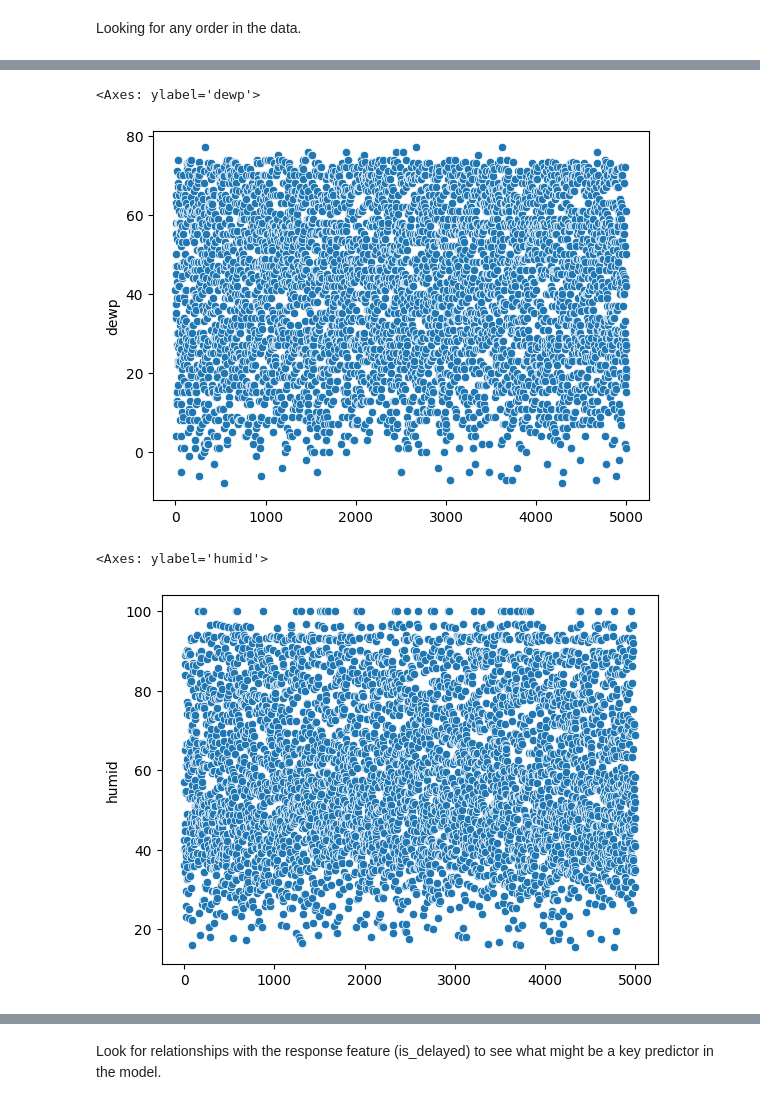
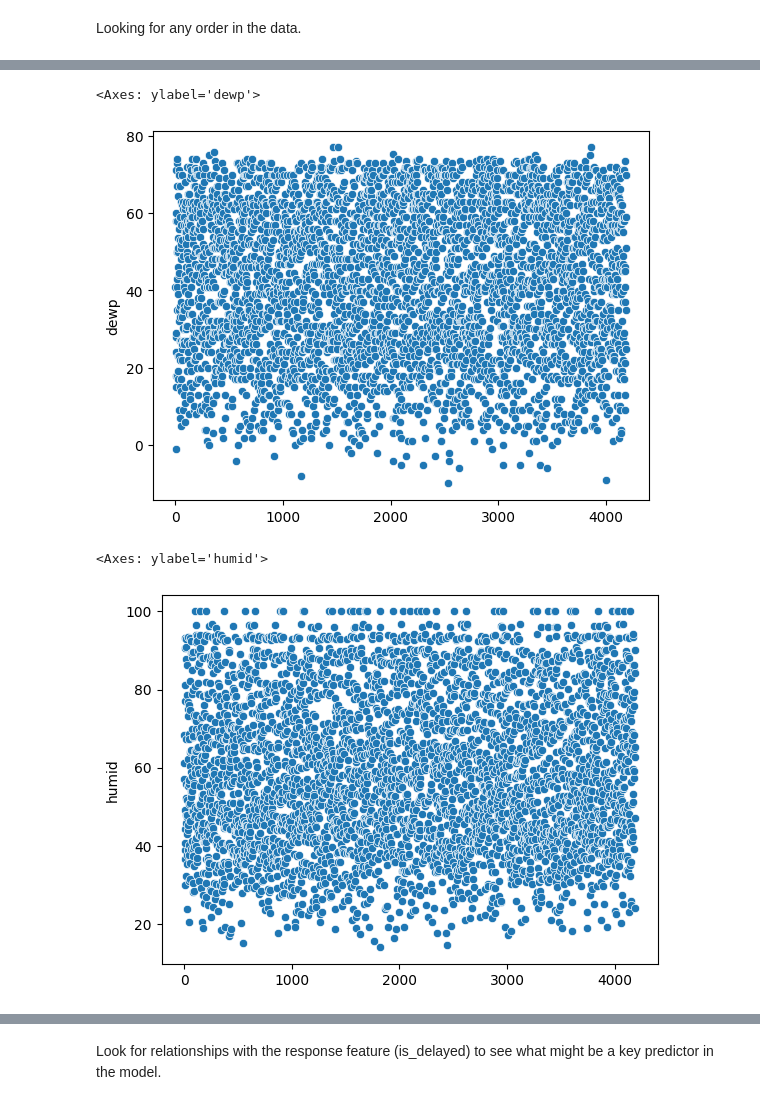
Before and after one commit to lucyg04/nycflights13, a Jupyter notebook: Practical 1/practical1_py.ipynb, the cells around one changed output, grey strips where cells are left out. Drawn from its saved outputs; the diff is of its cells as text; code cells hidden in the pictures.

```diff
--- a/Practical 1/practical1_py.ipynb
+++ b/Practical 1/practical1_py.ipynb
@@ -818,7 +817,10 @@ Looking for any order in the data.
 # Visualise a subset of the data since it's so large
 # After trying out 100k, 10k and 1k, a subset of size 5k
 # Gives a good balance of visualising the data clearly
-sns.scatterplot(x=list(range(5000)), y=flights_train_copy['temp'][:5000])
+# Take every 50th value
+subset = flights_train_copy.iloc[::50]
+
+sns.scatterplot(x=list(range(len(subset))), y=subset['temp'])
 
 # There is no obvious pattern in the ordering of the temperature feature
 # %% [output]
@@ -827,15 +829,15 @@ sns.scatterplot(x=list(range(5000)), y=flights_train_copy['temp'][:5000])
 # %%
-sns.scatterplot(x=list(range(5000)), y=flights_train_copy['dewp'][:5000])
+sns.scatterplot(x=list(range(len(subset))), y=subset['dewp'])
 
 # There is no obvious pattern in the ordering of the dew point feature
 # %% [output]
 <Axes: ylabel='dewp'>
-[figure, old version]
+[figure, new version]
 # %%
-sns.scatterplot(x=list(range(5000)), y=flights_train_copy['humid'][:5000])
+sns.scatterplot(x=list(range(len(subset))), y=subset['humid'])
 
 # There is no obvious pattern in the ordering of the humidity feature
 # %% [output]
 <Axes: ylabel='humid'>
-[figure, old version]
+[figure, new version]
 # %%
```
Also changed, not shown: parts of 35 cells of this notebook.
